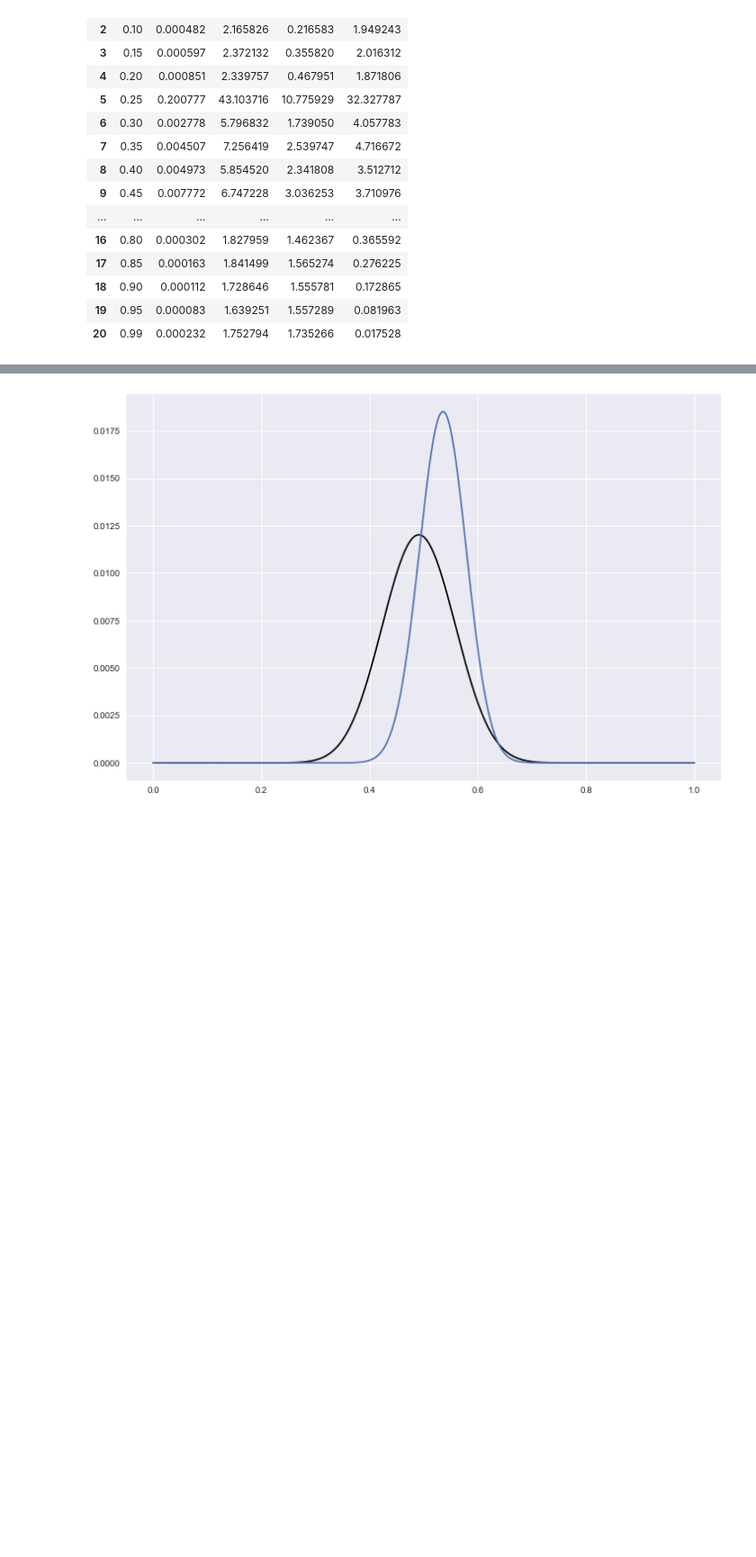
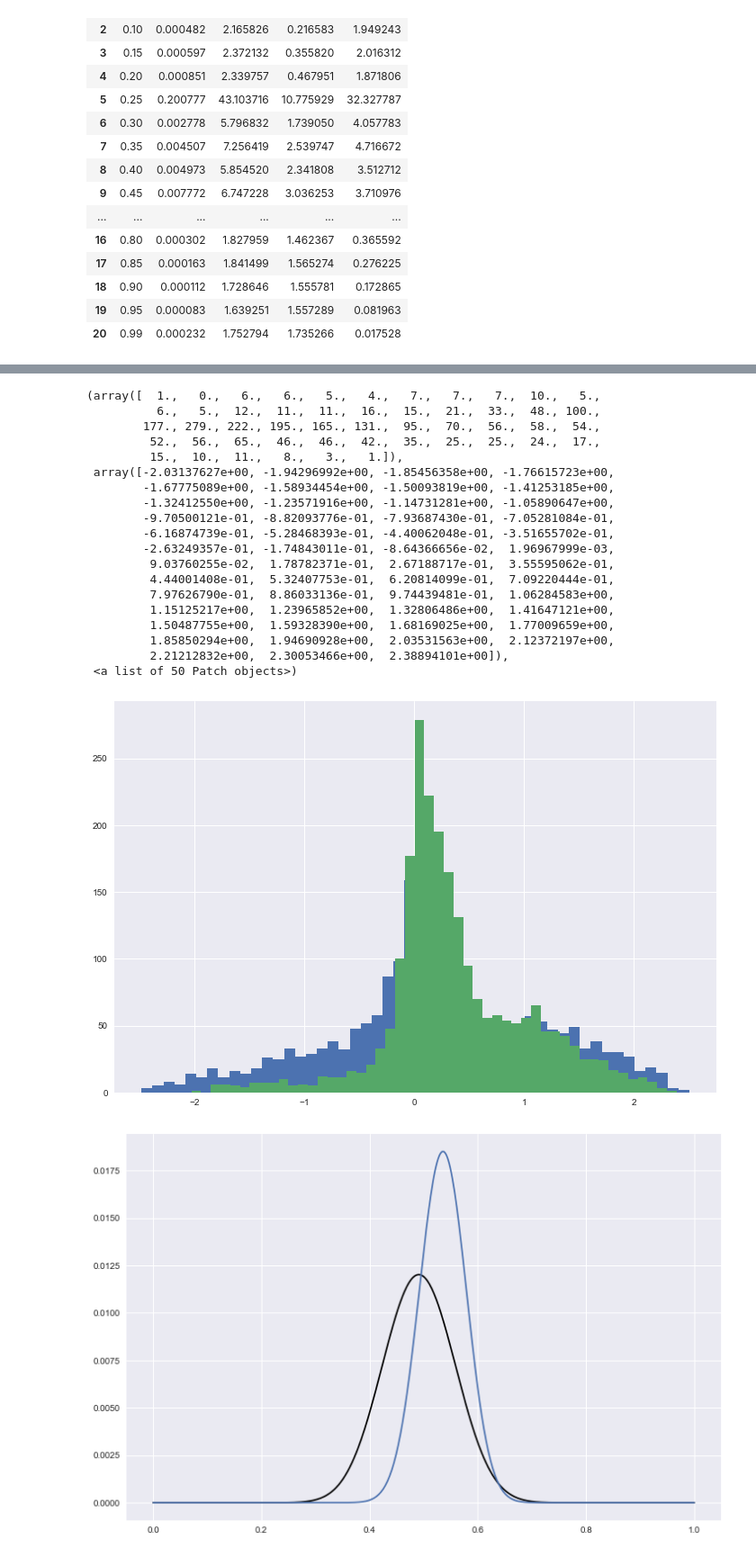
Before and after one commit to inti/ASE, a Jupyter notebook: Untitled.ipynb, the cells around one changed output, grey strips where cells are left out. Shown: that part at 90% size. Drawn from its saved outputs; the diff is of its cells as text; code cells hidden in the pictures; blank space fills up the shorter version.

```diff
--- a/Untitled.ipynb
+++ b/Untitled.ipynb
@@ -503,3 +526,27 @@ data2.loc[:,["aCount","bCount"]].values[5,1]
+# %%
+plt.hist(np.log(post.a_counts /post.b_counts),bins=50)
+plt.hist(np.log(post.alpha_post/post.beta_post),bins=50)
+# %% [output]
+(array([  1.,   0.,   6.,   6.,   5.,   4.,   7.,   7.,   7.,  10.,   5.,
+          6.,   5.,  12.,  11.,  11.,  16.,  15.,  21.,  33.,  48., 100.,
+        177., 279., 222., 195., 165., 131.,  95.,  70.,  56.,  58.,  54.,
+         52.,  56.,  65.,  46.,  46.,  42.,  35.,  25.,  25.,  24.,  17.,
+         15.,  10.,  11.,   8.,   3.,   1.]),
+ array([-2.03137627e+00, -1.94296992e+00, -1.85456358e+00, -1.76615723e+00,
+        -1.67775089e+00, -1.58934454e+00, -1.50093819e+00, -1.41253185e+00,
+        -1.32412550e+00, -1.23571916e+00, -1.14731281e+00, -1.05890647e+00,
+        -9.70500121e-01, -8.82093776e-01, -7.93687430e-01, -7.05281084e-01,
+        -6.16874739e-01, -5.28468393e-01, -4.40062048e-01, -3.51655702e-01,
+        -2.63249357e-01, -1.74843011e-01, -8.64366656e-02,  1.96967999e-03,
+         9.03760255e-02,  1.78782371e-01,  2.67188717e-01,  3.55595062e-01,
+         4.44001408e-01,  5.32407753e-01,  6.20814099e-01,  7.09220444e-01,
+         7.97626790e-01,  8.86033136e-01,  9.74439481e-01,  1.06284583e+00,
+         1.15125217e+00,  1.23965852e+00,  1.32806486e+00,  1.41647121e+00,
+         1.50487755e+00,  1.59328390e+00,  1.68169025e+00,  1.77009659e+00,
+         1.85850294e+00,  1.94690928e+00,  2.03531563e+00,  2.12372197e+00,
+         2.21212832e+00,  2.30053466e+00,  2.38894101e+00]),
+ <a list of 50 Patch objects>)
+[figure, added]
 # %%
 plot_beta(x,28  ,   29, color="black")
 plot_beta(x,71.6306169105109, 62.241636423534025)
```
Also changed, not shown: parts of 8 cells of this notebook.
